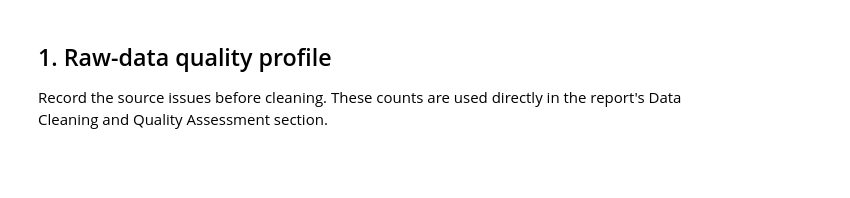
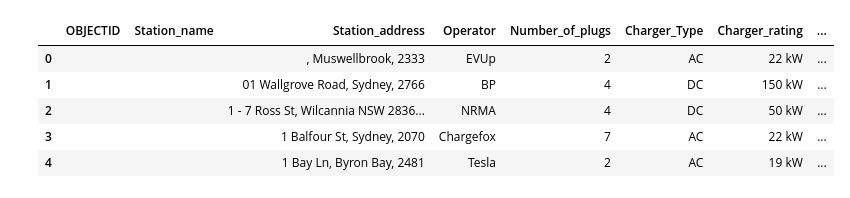
Before and after one commit to vincracker/comp5339-a1, a Jupyter notebook: notebooks/integration_quality_B.ipynb, the cells around one changed output. Saved outputs shown, nothing was run; the diff lists cells and outputs as text; code cells hidden in the pictures; blank space fills up the shorter version.

Commit message:
Implemented data transformation and storage

```diff
--- a/notebooks/integration_quality_B.ipynb
+++ b/notebooks/integration_quality_B.ipynb
@@ -20,31 +20,46 @@ are regenerated rather than committed to Git.
 # %%
 from pathlib import Path
 import hashlib
 import json
 
 import pandas as pd
 
 try:
     from IPython.display import display
 except ImportError:
     def display(value):
         print(value)
 
-# This cell assumes the notebook is run from the repository root.
-PROJECT_ROOT = Path.cwd()
+
+def _repo_root() -> Path:
+    """Locate the repository root, wherever Jupyter was launched from."""
+    here = Path.cwd().resolve()
+    for candidate in (here, *here.parents):
+        if (candidate / "pyproject.toml").exists():
+            return candidate
+    raise RuntimeError(
+        f"Could not find the repository root (no pyproject.toml above {here})."
+    )
+
+
+PROJECT_ROOT = _repo_root()
 RAW_CSV = PROJECT_ROOT / "data" / "raw" / "ev_charging_locations.csv"
 INTERIM_DIR = PROJECT_ROOT / "data" / "interim"
 INTERIM_DIR.mkdir(parents=True, exist_ok=True)
 
 CLEANED_CSV = INTERIM_DIR / "ev_chargers_cleaned.csv"
 COMPONENTS_CSV = INTERIM_DIR / "charger_power_components.csv"
 QUALITY_JSON = INTERIM_DIR / "cleaning_quality_summary.json"
 
+RAW_SHA256 = hashlib.sha256(RAW_CSV.read_bytes()).hexdigest()
+
 raw = pd.read_csv(RAW_CSV, dtype=str, keep_default_na=False)
 assert len(raw) == 1958, "Expected the December 2025 source release with 1,958 rows."
 raw.head()
+# %% [output]
+|  | OBJECTID | Station_name | Station_address | Operator | Number_of_plugs | Charger_Type | Charger_rating | ... |
+| 0 |  |  | , Muswellbrook, 2333 | EVUp | 2 | AC | 22 kW | ... |
+| 1 |  |  | 01 Wallgrove Road, Sydney, 2766 | BP | 4 | DC | 150 kW | ... |
+| 2 |  |  | 1 - 7 Ross St, Wilcannia NSW 2836... | NRMA | 4 | DC | 50 kW | ... |
+| 3 |  |  | 1 Balfour St, Sydney, 2070 | Chargefox | 7 | AC | 22 kW | ... |
+| 4 |  |  | 1 Bay Ln, Byron Bay, 2481 | Tesla | 2 | AC | 19 kW | ... |
-# %% [markdown]
-## 1. Raw-data quality profile
-
-Record the source issues before cleaning. These counts are used directly in the
-report's Data Cleaning and Quality Assessment section.
```
Also changed, not shown: parts of 20 cells of this notebook, 8 other files.
